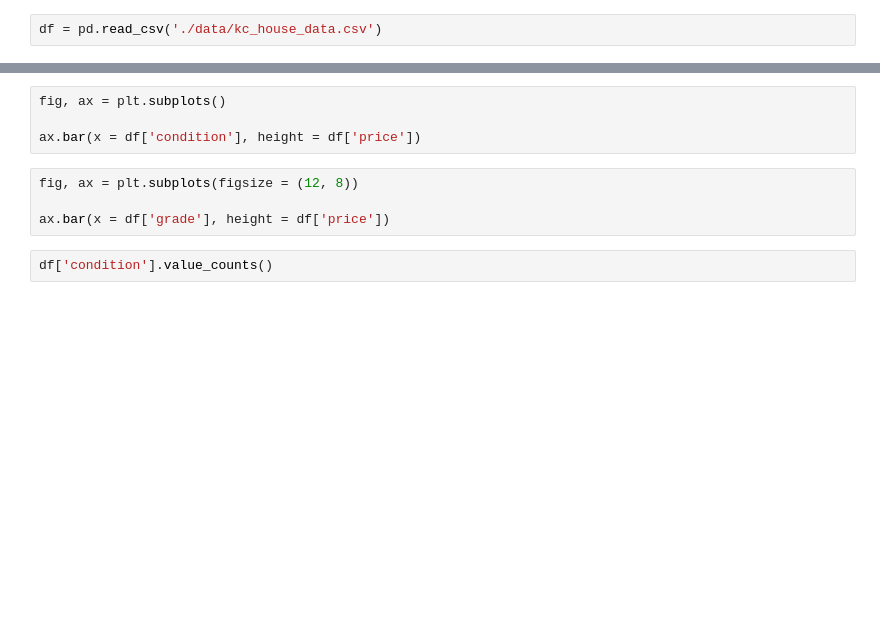
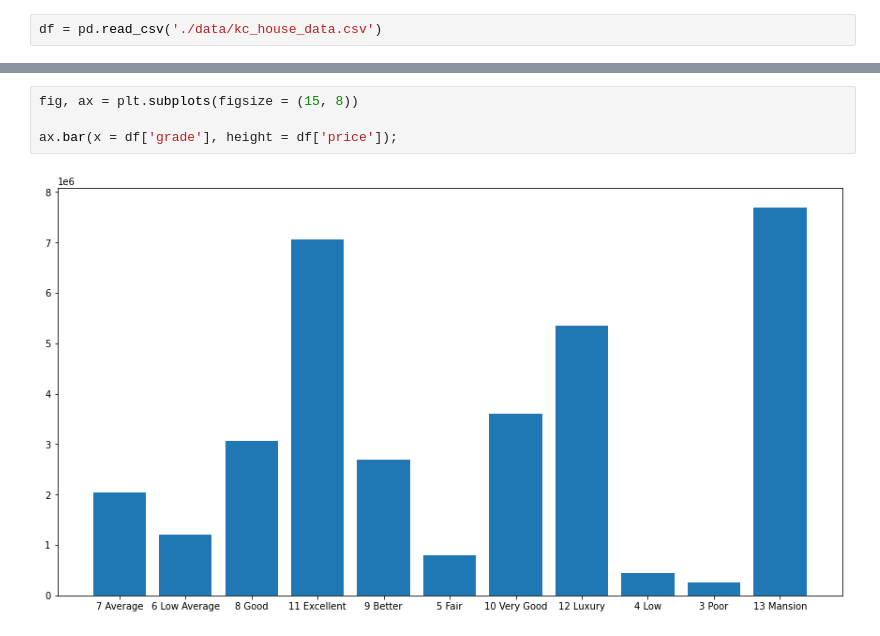
Before and after one commit to mattrubic/dsc-phase-2-project-v2-3, a Jupyter notebook: student.ipynb, the cells around one changed output, grey strips where cells are left out. Saved outputs shown, nothing was run; the diff lists cells and outputs as text; blank space fills up the shorter version.

```diff
--- a/student.ipynb
+++ b/student.ipynb
@@ -62,10 +353,6 @@ df['condition'].value_counts()
 # %%
-fig, ax = plt.subplots()
+fig, ax = plt.subplots(figsize = (15, 8))
 
-ax.bar(x = df['condition'], height = df['price'])
+ax.bar(x = df['grade'], height = df['price']);
+# %% [output]
+[figure, added]
-# %%
-fig, ax = plt.subplots(figsize = (12, 8))
-
-ax.bar(x = df['grade'], height = df['price'])
-# %%
-df['condition'].value_counts()
```
Also changed, not shown: parts of 60 cells of this notebook.
